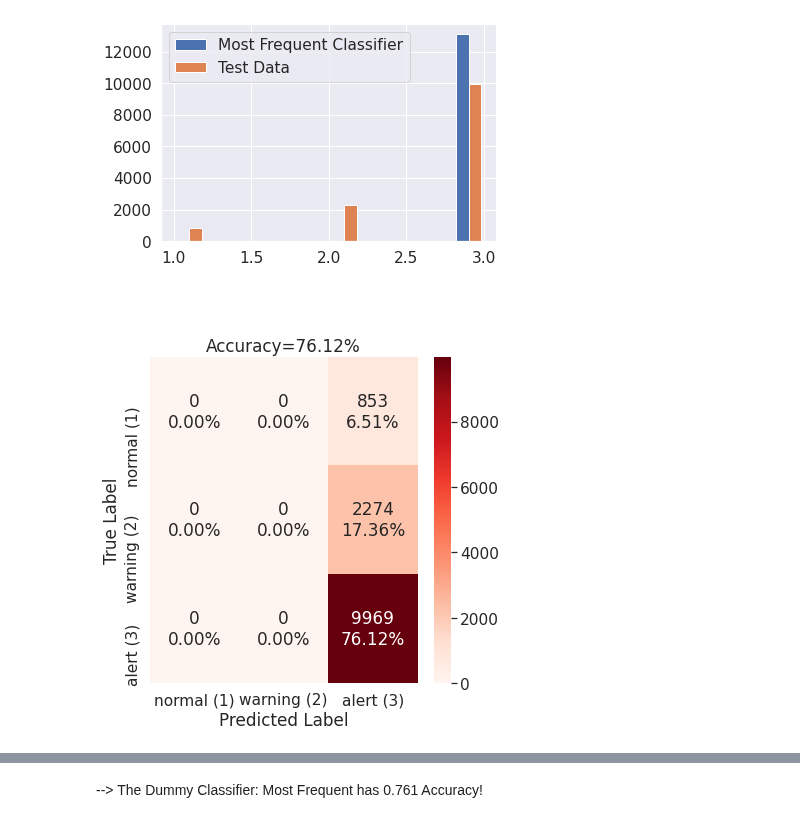
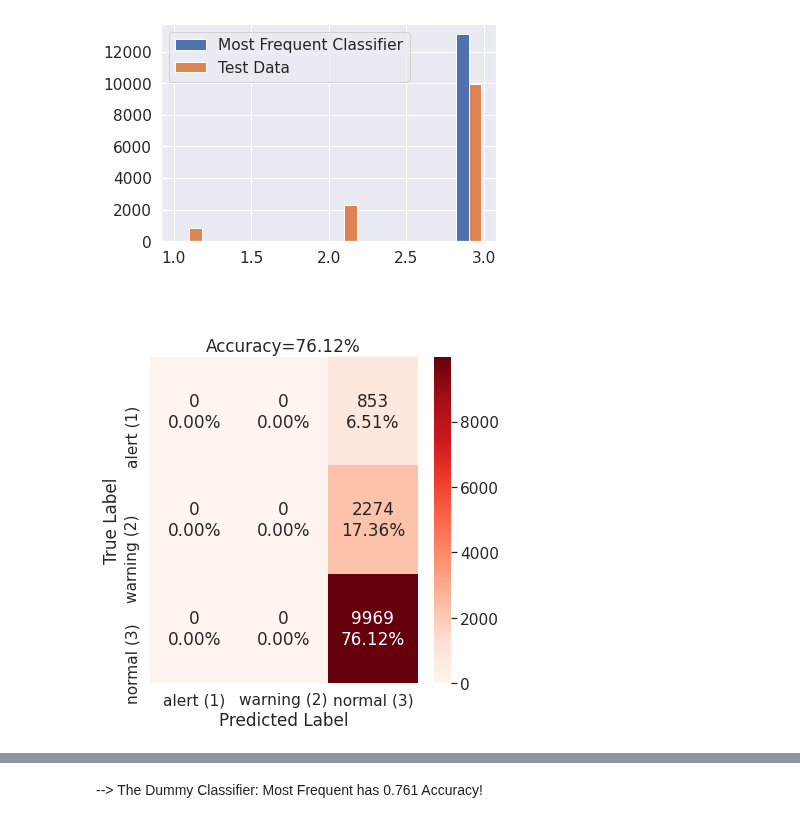
Before and after one commit to andrea-fantini/Predictive_Maintenance_Fanjet, a Jupyter notebook: notebooks/5 - Modeling.ipynb, the cells around one changed output, grey strips where cells are left out. Saved outputs shown, nothing was run; the diff lists cells and outputs as text; code cells hidden in the pictures.

```diff
--- a/notebooks/5 - Modeling.ipynb
+++ b/notebooks/5 - Modeling.ipynb
@@ -91,8 +91,8 @@ test_df.head()
 | 3 | 0.00831 | 0.370482 | 0.285154 | 0.408001 | 0.679549 | 0.196970 | 0.105717 | 0.255952 | 0.573561 | 0.250000 | 0.170090 | ... |
 | 4 | 0.01108 | 0.391566 | 0.352082 | 0.332039 | 0.694042 | 0.166667 | 0.102396 | 0.273810 | 0.737740 | 0.220588 | 0.152751 | ... |
 # %%
-cost_matrix = [[0,1,1],[1,0,1],[20,10,0]]
-categories = ['normal (1)','warning (2)','alert (3)']
+cost_matrix = [[0,10,20],[1,0,5],[1,1,0]]
+categories = ['alert (1)','warning (2)','normal (3)']
 
 fig = plt.figure(figsize=(6,6))
 sns.set(font_scale=1.2)
@@ -224,10 +224,10 @@ plt.legend(['Most Frequent Classifier', 'Test Data'])
 <matplotlib.legend.Legend at 0x...>
 [figure]
 # %%
-_ = plot_multiclass_confusion_matrix(y_test, clf_dummy.predict(X_test_scaled),['normal (1)','warning (2)','alert (3)'])
+_ = plot_multiclass_confusion_matrix(y_test, clf_dummy.predict(X_test_scaled),['alert (1)','warning (2)','normal (3)'])
 plt.savefig("../figures/most_frequent_classifier.png")
 # %% [output]
-[figure, old version]
+[figure, new version]
 # %%
 models_summary
 # %% [output]
```
Also changed, not shown: parts of 26 cells of this notebook, 16 other files.
